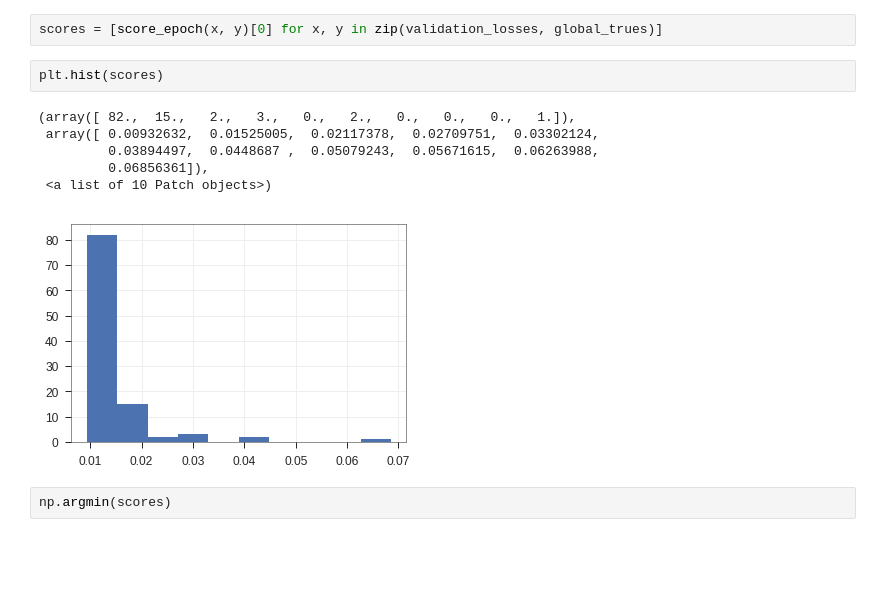
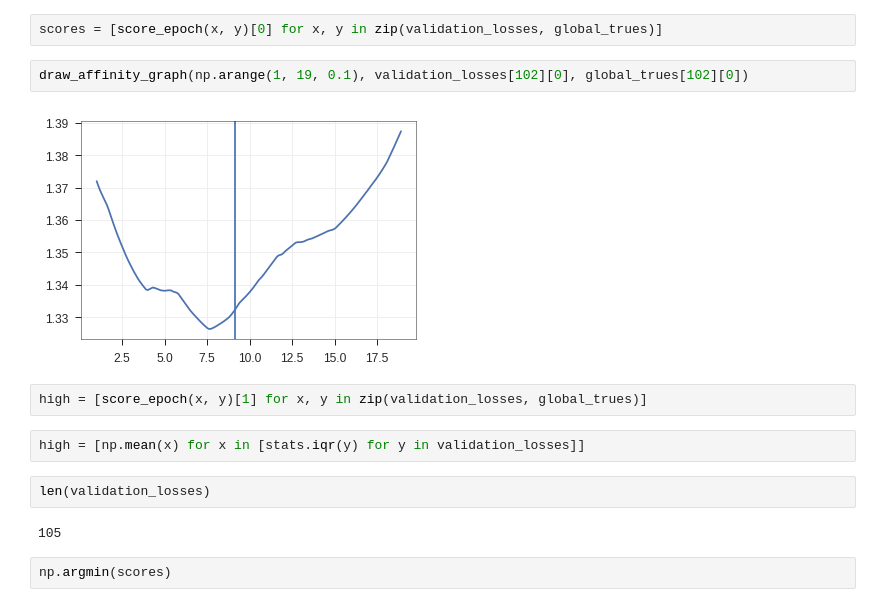
Before and after one commit to mamanain/DrugGenNN, a Jupyter notebook: TransferLearning.ipynb, the cells around one changed output. Cells and saved outputs as stored; diff of their text form; blank space fills up the shorter version.

```diff
--- a/TransferLearning.ipynb
+++ b/TransferLearning.ipynb
@@ -302,15 +302,18 @@ def score_epoch(losses, trues):
     return final_score, scores
 # %%
 scores = [score_epoch(x, y)[0] for x, y in zip(validation_losses, global_trues)]
-# %%
-plt.hist(scores)
-# %% [output]
-(array([ 82.,  15.,   2.,   3.,   0.,   2.,   0.,   0.,   0.,   1.]),
- array([ 0.00932632,  0.01525005,  0.02117378,  0.02709751,  0.03302124,
-         0.03894497,  0.0448687 ,  0.05079243,  0.05671615,  0.06263988,
-         0.06856361]),
- <a list of 10 Patch objects>)
-[figure, removed]
+# %%
+draw_affinity_graph(np.arange(1, 19, 0.1), validation_losses[102][0], global_trues[102][0])
+# %% [output]
+[figure, added]
+# %%
+high = [score_epoch(x, y)[1] for x, y in zip(validation_losses, global_trues)]
+# %%
+high = [np.mean(x) for x in [stats.iqr(y) for y in validation_losses]]
+# %%
+len(validation_losses)
+# %% [output]
+105
 # %%
 np.argmin(scores)
 # %% [output]
```
Also changed, not shown: parts of 11 cells of this notebook, 1 other file.
